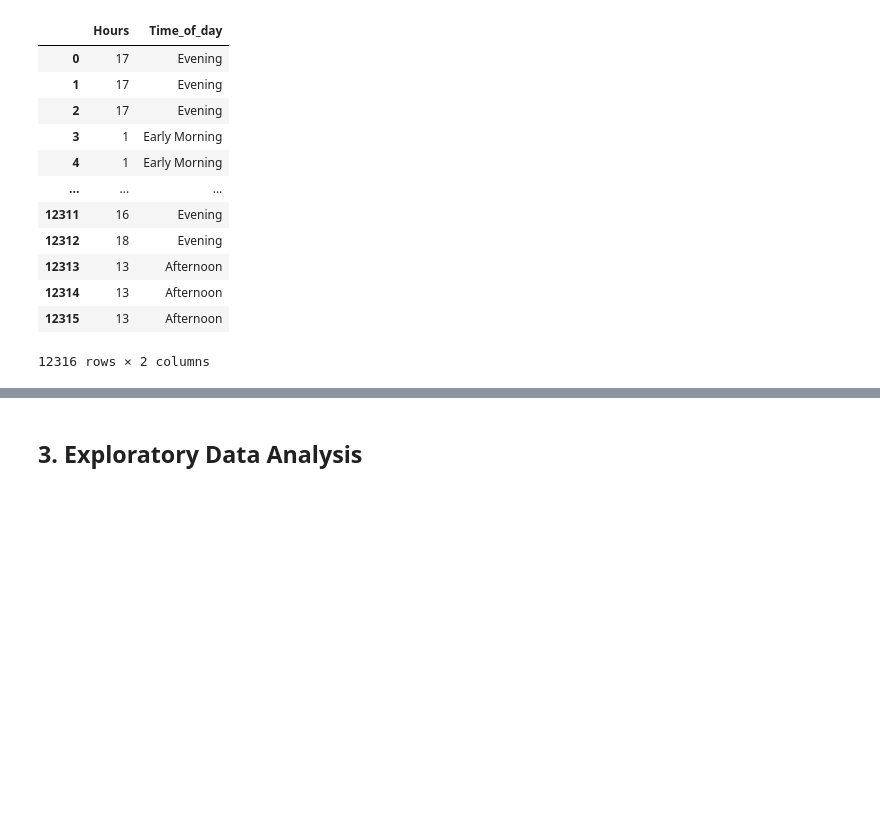
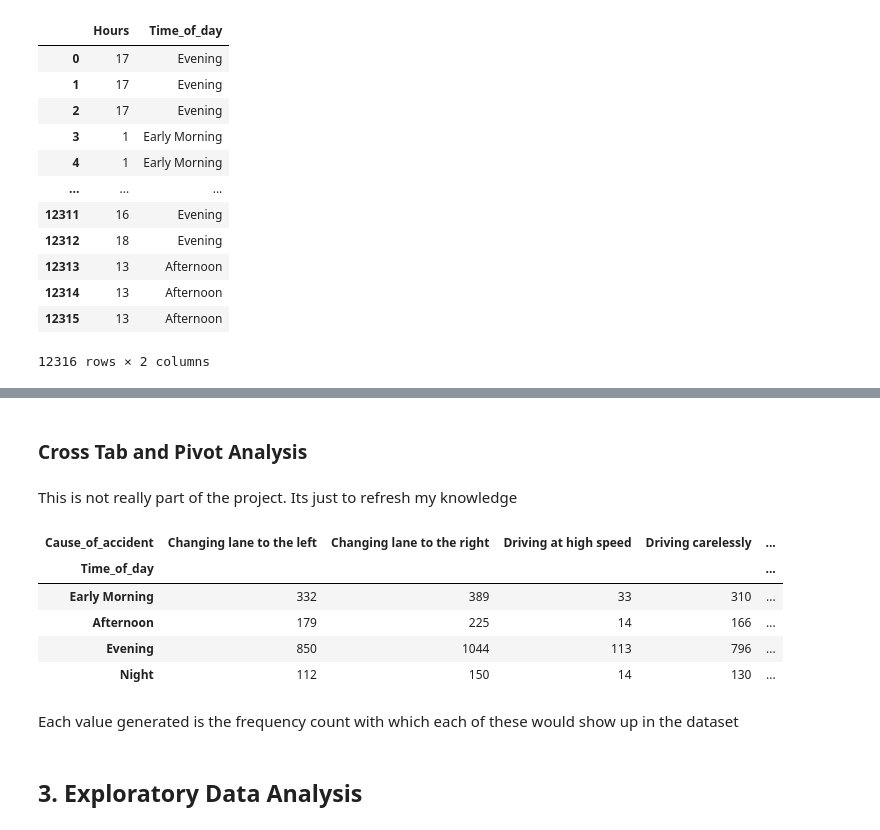
Before and after one commit to vedanthv/Road-Traffic-Accident-Severity-Classification, a Jupyter notebook: RoadTrafficSeverityProject.ipynb, the cells around one changed output, grey strips where cells are left out. Cells and saved outputs as stored; diff of their text form; code cells hidden in the pictures; blank space fills up the shorter version.

Commit message:
pivots and crosstab analysis

```diff
--- a/RoadTrafficSeverityProject.ipynb
+++ b/RoadTrafficSeverityProject.ipynb
@@ -411,3 +438,18 @@ df2[['Hours','Time_of_day']]
+# %% [markdown]
+### Cross Tab and Pivot Analysis
+# %% [markdown]
+This is not really part of the project. Its just to refresh my knowledge
+# %%
+pd.crosstab(df2["Time_of_day"],df2['Cause_of_accident'])
+# %% [output]
+| Cause_of_accident | Changing lane to the left | Changing lane to the right | Driving at high speed | Driving carelessly | ... |
+| Time_of_day |  |  |  |  | ... |
+| Early Morning | 332 | 389 | 33 | 310 | ... |
+| Afternoon | 179 | 225 | 14 | 166 | ... |
+| Evening | 850 | 1044 | 113 | 796 | ... |
+| Night | 112 | 150 | 14 | 130 | ... |
+# %% [markdown]
+Each value generated is the frequency count with which each of these would show up in the dataset
 # %% [markdown]
 ## 3. Exploratory Data Analysis
 # %%
```
Also changed, not shown: parts of 12 cells of this notebook.
